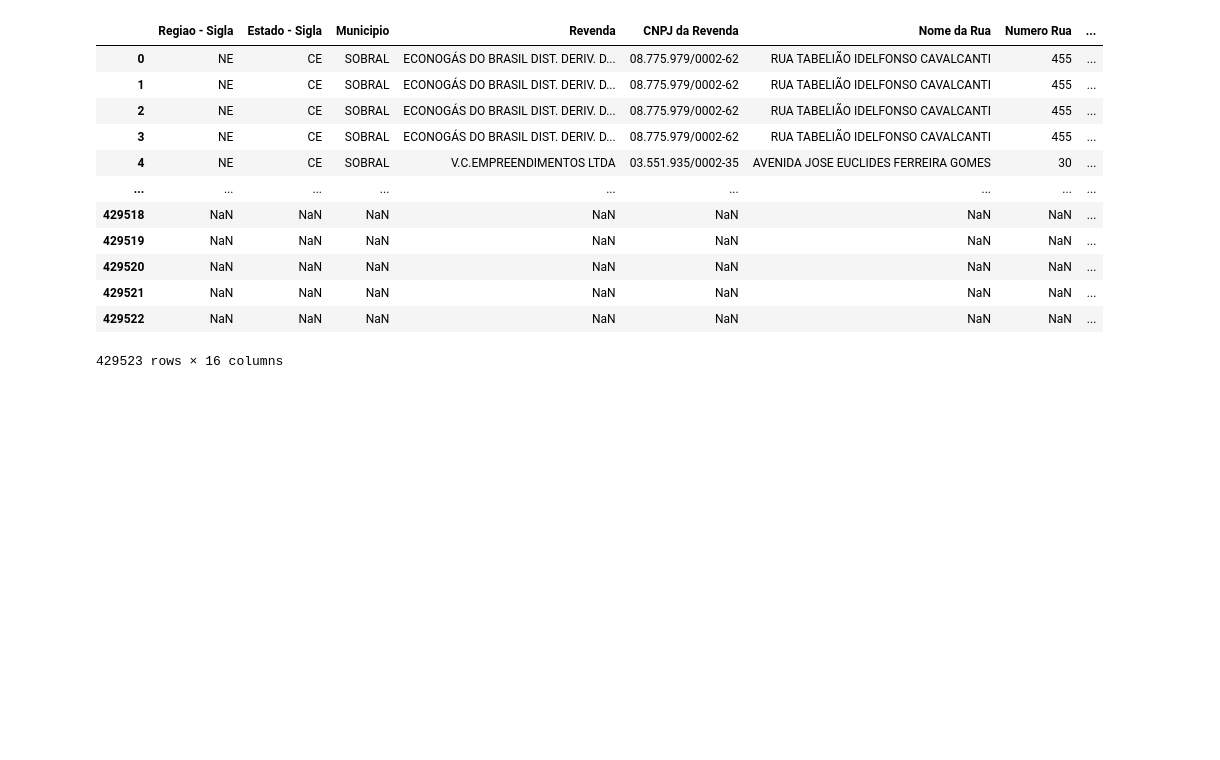
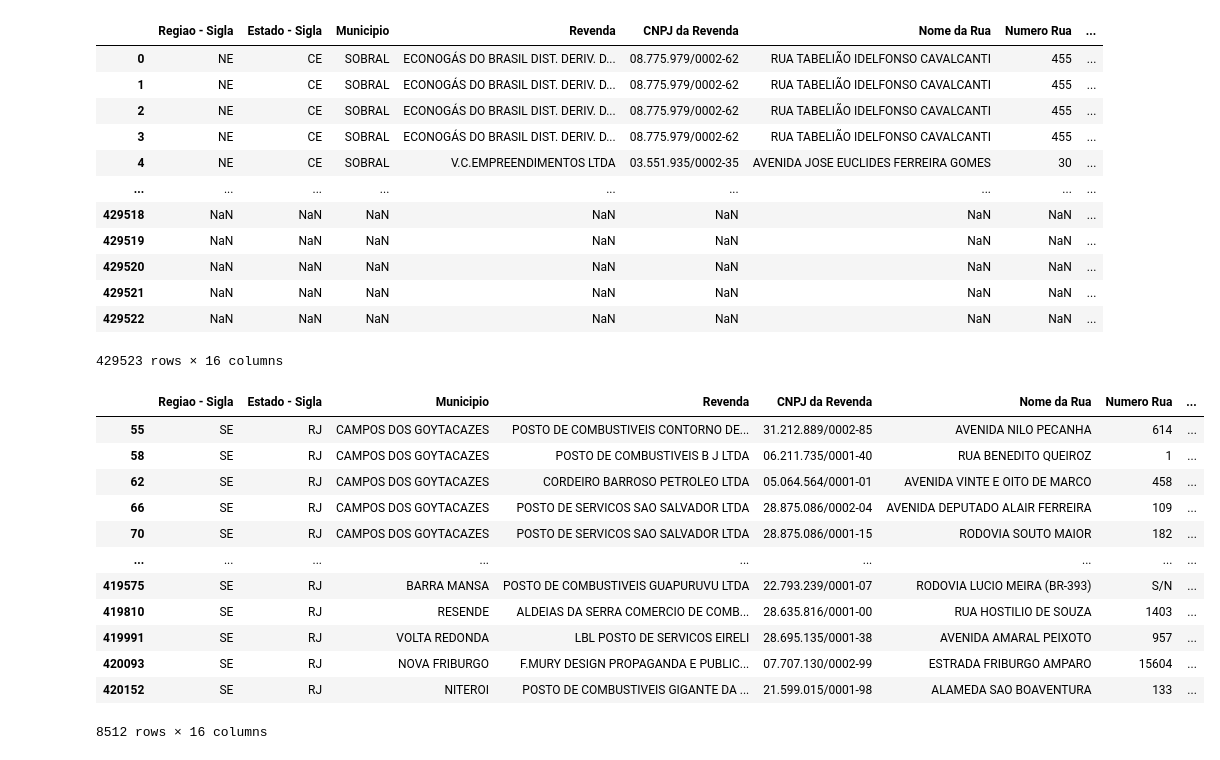
Before and after one commit to leticyanunes/Repo_Senac, a Jupyter notebook: analise_anp.ipynb, the cells around one changed output. Saved outputs shown, nothing was run; the diff lists cells and outputs as text; code cells hidden in the pictures; blank space fills up the shorter version.

```diff
--- a/analise_anp.ipynb
+++ b/analise_anp.ipynb
@@ -29 +32,21 @@ petroleo
+# %%
+capital_rj = ['RJ']
+produto = ['GASOLINA']
+
+capital = petroleo.loc[(petroleo['Estado - Sigla'].isin (capital_rj)) & (petroleo['Produto'].isin(produto))]
+capital
+# %% [output]
+|  | Regiao - Sigla | Estado - Sigla | Municipio | Revenda | CNPJ da Revenda | Nome da Rua | Numero Rua | ... |
+| 55 | SE | RJ | CAMPOS DOS GOYTACAZES | POSTO DE COMBUSTIVEIS CONTORNO DE... | 31.212.889/0002-85 | AVENIDA NILO PECANHA | 614 | ... |
+| 58 | SE | RJ | CAMPOS DOS GOYTACAZES | POSTO DE COMBUSTIVEIS B J LTDA | 06.211.735/0001-40 | RUA BENEDITO QUEIROZ | 1 | ... |
+| 62 | SE | RJ | CAMPOS DOS GOYTACAZES | CORDEIRO BARROSO PETROLEO LTDA | 05.064.564/0001-01 | AVENIDA VINTE E OITO DE MARCO | 458 | ... |
+| 66 | SE | RJ | CAMPOS DOS GOYTACAZES | POSTO DE SERVICOS SAO SALVADOR LTDA | 28.875.086/0002-04 | AVENIDA DEPUTADO ALAIR FERREIRA | 109 | ... |
+| 70 | SE | RJ | CAMPOS DOS GOYTACAZES | POSTO DE SERVICOS SAO SALVADOR LTDA | 28.875.086/0001-15 | RODOVIA SOUTO MAIOR | 182 | ... |
+| ... | ... | ... | ... | ... | ... | ... | ... | ... |
+| 419575 | SE | RJ | BARRA MANSA | POSTO DE COMBUSTIVEIS GUAPURUVU LTDA | 22.793.239/0001-07 | RODOVIA LUCIO MEIRA (BR-393) | S/N | ... |
+| 419810 | SE | RJ | RESENDE | ALDEIAS DA SERRA COMERCIO DE COMB... | 28.635.816/0001-00 | RUA HOSTILIO DE SOUZA | 1403 | ... |
+| 419991 | SE | RJ | VOLTA REDONDA | LBL POSTO DE SERVICOS EIRELI | 28.695.135/0001-38 | AVENIDA AMARAL PEIXOTO | 957 | ... |
+| 420093 | SE | RJ | NOVA FRIBURGO | F.MURY DESIGN PROPAGANDA E PUBLIC... | 07.707.130/0002-99 | ESTRADA FRIBURGO AMPARO | 15604 | ... |
+| 420152 | SE | RJ | NITEROI | POSTO DE COMBUSTIVEIS GIGANTE DA ... | 21.599.015/0001-98 | ALAMEDA SAO BOAVENTURA | 133 | ... |
+8512 rows × 16 columns
 # %%
```
Also changed, not shown: parts of 28 cells of this notebook, 2 other files.
